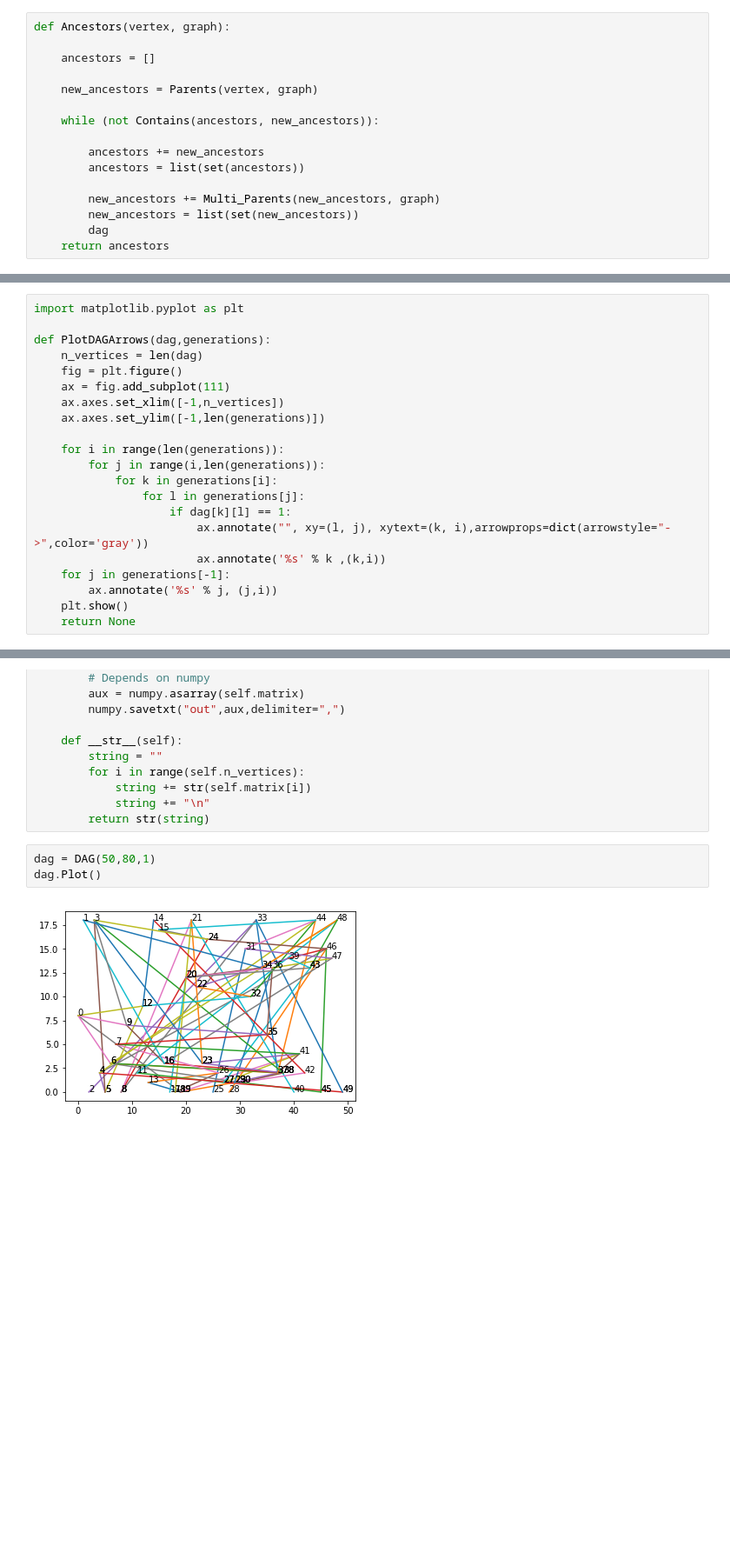
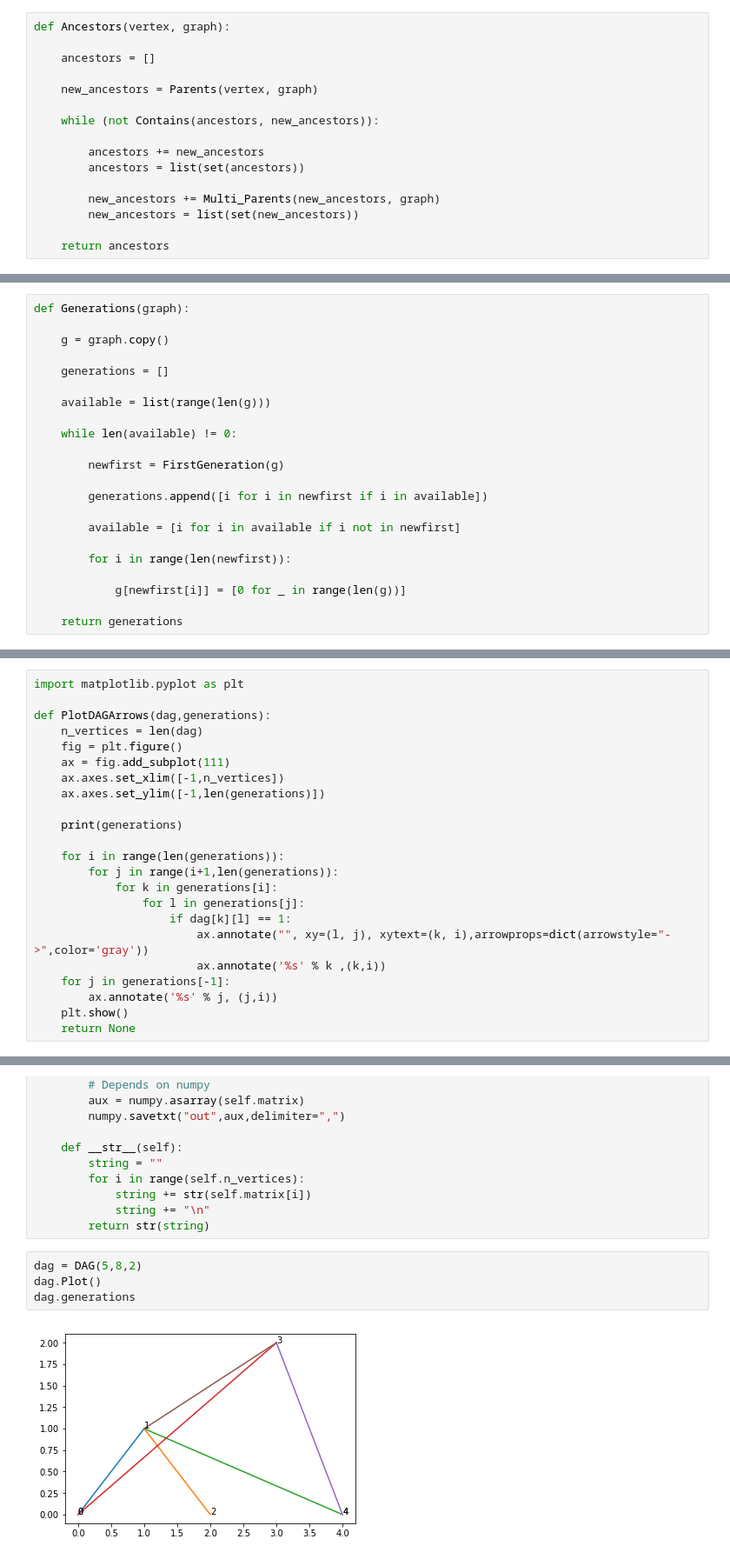
Before and after one commit to handraqui/tot-sim, a Jupyter notebook: TOT_Simulação.ipynb, the cells around one changed output, grey strips where cells are left out. Shown: that part at 87% size. Cells and saved outputs as stored; diff of their text form; blank space fills up the shorter version.

Commit message:
Atualizando os arquivos com a função Generations

```diff
--- a/TOT_Simulação.ipynb
+++ b/TOT_Simulação.ipynb
@@ -56,7 +56,7 @@ def Ancestors(vertex, graph):
 
         new_ancestors += Multi_Parents(new_ancestors, graph)
         new_ancestors = list(set(new_ancestors))
-        dag
+
     return ancestors
 # %%
 def Multi_Ancestors(vertices,graph):
@@ -161,6 +158,28 @@ def Connected_Subgraph (vertex, graph):
         new_connected = list(set(new_connected))
 
     return connected
+# %%
+def Generations(graph):
+
+    g = graph.copy()
+
+    generations = []
+
+    available = list(range(len(g)))
+
+    while len(available) != 0:
+
+        newfirst = FirstGeneration(g)
+
+        generations.append([i for i in newfirst if i in available])
+
+        available = [i for i in available if i not in newfirst]
+
+        for i in range(len(newfirst)):
+
+            g[newfirst[i]] = [0 for _ in range(len(g))]
+
+    return generations
 # %%
 def RanDAG(n_vertices, n_edges):
 
@@ -368,8 +387,10 @@ def PlotDAGArrows(dag,generations):
     ax.axes.set_xlim([-1,n_vertices])
     ax.axes.set_ylim([-1,len(generations)])
 
+    print(generations)
+
     for i in range(len(generations)):
-        for j in range(i,len(generations)):
+        for j in range(i+1,len(generations)):
             for k in generations[i]:
                 for l in generations[j]:
                     if dag[k][l] == 1:
@@ -595,7 +616,8 @@ class DAG():
             string += "\n"
         return str(string)
 # %%
-dag = DAG(50,80,1)
+dag = DAG(5,8,2)
 dag.Plot()
+dag.generations
 # %% [output]
-[figure, old version]
+[figure, new version]
```
Also changed, not shown: parts of 10 cells of this notebook, 1 other file.
